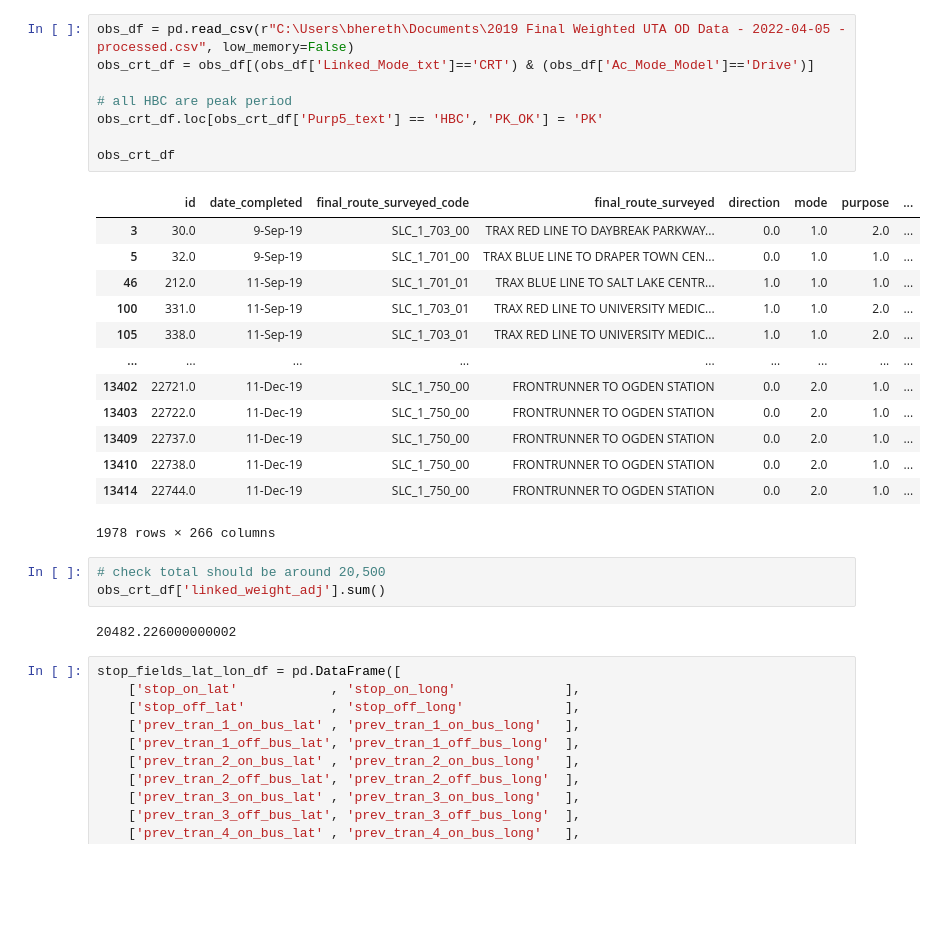
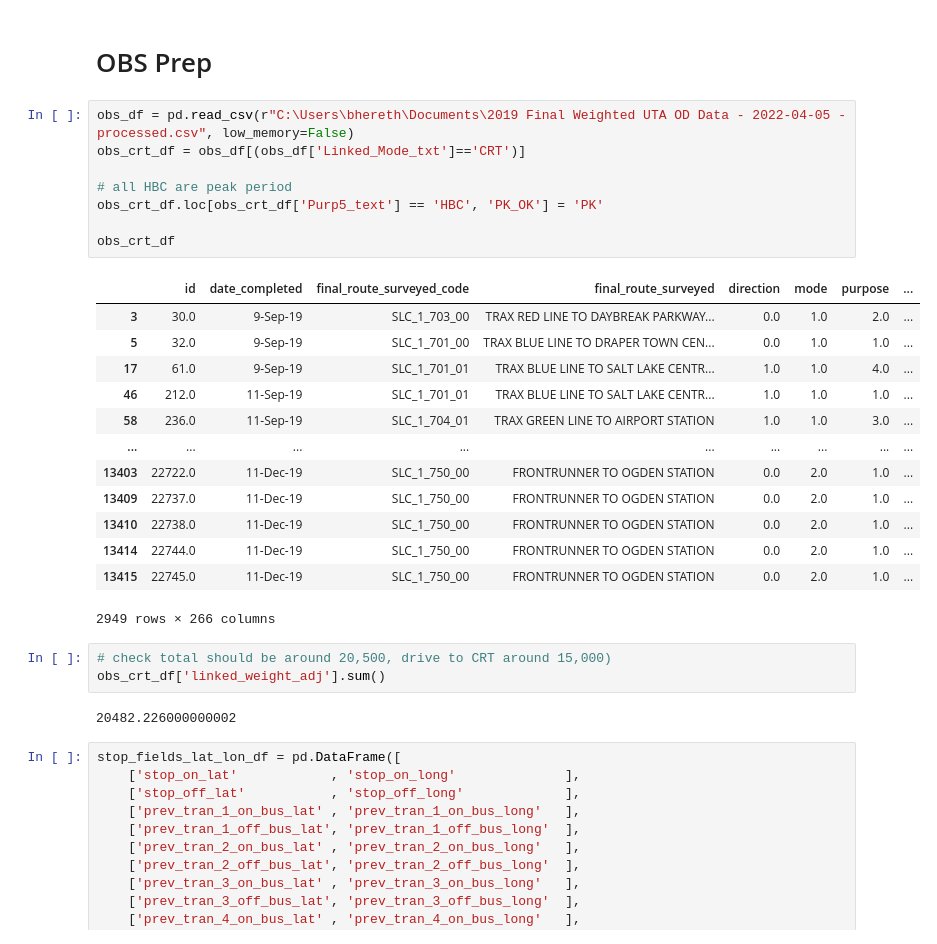
Before and after one commit to WFRCAnalytics/TDM-DEV-v920-E2-Analysis, a Jupyter notebook: 2.A3-StationToStationPairs.ipynb, the cells around one changed output. Drawn from its saved outputs; the diff is of its cells as text; blank space fills up the shorter version.

```diff
--- a/2.A3-StationToStationPairs.ipynb
+++ b/2.A3-StationToStationPairs.ipynb
@@ -46,27 +398,29 @@ crt_station_obs_names_df
+# %% [markdown]
+# OBS Prep
 # %%
 obs_df = pd.read_csv(r"C:\Users\bhereth\Documents\2019 Final Weighted UTA OD Data - 2022-04-05 - processed.csv", low_memory=False)
-obs_crt_df = obs_df[(obs_df['Linked_Mode_txt']=='CRT') & (obs_df['Ac_Mode_Model']=='Drive')]
+obs_crt_df = obs_df[(obs_df['Linked_Mode_txt']=='CRT')]
 
 # all HBC are peak period
 obs_crt_df.loc[obs_crt_df['Purp5_text'] == 'HBC', 'PK_OK'] = 'PK'
 
 obs_crt_df
 # %% [output]
 |  | id | date_completed | final_route_surveyed_code | final_route_surveyed | direction | mode | purpose | ... |
 | 3 | 30.0 | 9-Sep-19 | SLC_1_703_00 | TRAX RED LINE TO DAYBREAK PARKWAY... | 0.0 | 1.0 | 2.0 | ... |
 | 5 | 32.0 | 9-Sep-19 | SLC_1_701_00 | TRAX BLUE LINE TO DRAPER TOWN CEN... | 0.0 | 1.0 | 1.0 | ... |
+| 17 | 61.0 | 9-Sep-19 | SLC_1_701_01 | TRAX BLUE LINE TO SALT LAKE CENTR... | 1.0 | 1.0 | 4.0 | ... |
 | 46 | 212.0 | 11-Sep-19 | SLC_1_701_01 | TRAX BLUE LINE TO SALT LAKE CENTR... | 1.0 | 1.0 | 1.0 | ... |
-| 100 | 331.0 | 11-Sep-19 | SLC_1_703_01 | TRAX RED LINE TO UNIVERSITY MEDIC... | 1.0 | 1.0 | 2.0 | ... |
-| 105 | 338.0 | 11-Sep-19 | SLC_1_703_01 | TRAX RED LINE TO UNIVERSITY MEDIC... | 1.0 | 1.0 | 2.0 | ... |
+| 58 | 236.0 | 11-Sep-19 | SLC_1_704_01 | TRAX GREEN LINE TO AIRPORT STATION | 1.0 | 1.0 | 3.0 | ... |
 | ... | ... | ... | ... | ... | ... | ... | ... | ... |
-| 13402 | 22721.0 | 11-Dec-19 | SLC_1_750_00 | FRONTRUNNER TO OGDEN STATION | 0.0 | 2.0 | 1.0 | ... |
 | 13403 | 22722.0 | 11-Dec-19 | SLC_1_750_00 | FRONTRUNNER TO OGDEN STATION | 0.0 | 2.0 | 1.0 | ... |
 | 13409 | 22737.0 | 11-Dec-19 | SLC_1_750_00 | FRONTRUNNER TO OGDEN STATION | 0.0 | 2.0 | 1.0 | ... |
 | 13410 | 22738.0 | 11-Dec-19 | SLC_1_750_00 | FRONTRUNNER TO OGDEN STATION | 0.0 | 2.0 | 1.0 | ... |
 | 13414 | 22744.0 | 11-Dec-19 | SLC_1_750_00 | FRONTRUNNER TO OGDEN STATION | 0.0 | 2.0 | 1.0 | ... |
+| 13415 | 22745.0 | 11-Dec-19 | SLC_1_750_00 | FRONTRUNNER TO OGDEN STATION | 0.0 | 2.0 | 1.0 | ... |
-1978 rows × 266 columns
+2949 rows × 266 columns
 # %%
-# check total should be around 20,500
+# check total should be around 20,500, drive to CRT around 15,000)
 obs_crt_df['linked_weight_adj'].sum()
 # %% [output]
 20482.226000000002
```
Also changed, not shown: parts of 29 cells of this notebook, 1 other file.
